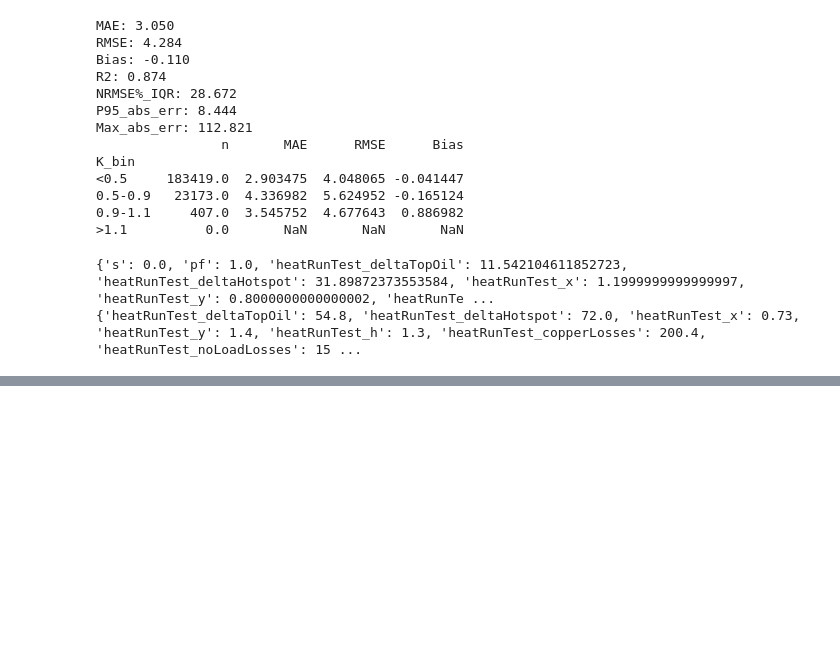
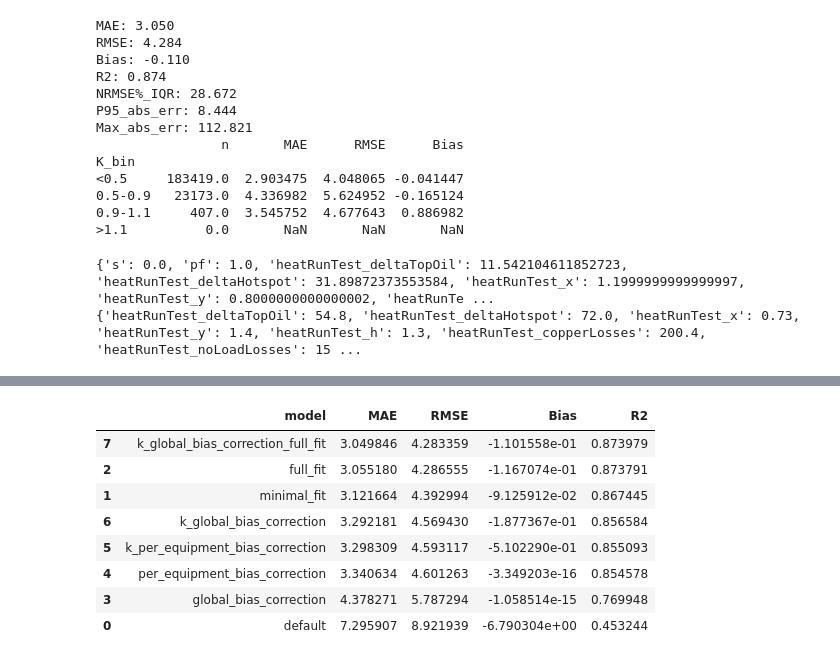
Before and after one commit to DT-Service-Consulting/ElectricGrid, a Jupyter notebook: wb_model_exploration.ipynb, the cells around one changed output, grey strips where cells are left out. Saved outputs shown, nothing was run; the diff lists cells and outputs as text; code cells hidden in the pictures; blank space fills up the shorter version.

```diff
--- a/wb_model_exploration.ipynb
+++ b/wb_model_exploration.ipynb
@@ -2208,0 +2321,20 @@ print(model.base_params[24917])
+# %%
+def print_model_results(model_results, sort_column='MAE', extended=False):
+    model_results.sort_values(by=sort_column, ascending=True, inplace=True)
+    columns = model_results.columns
+    if extended:
+        return model_results[['model', 'MAE', 'RMSE', 'Bias', 'R2'] +  [c for c in columns if c.endswith('_Bias')]]
+    else:
+        return model_results[['model', 'MAE', 'RMSE', 'Bias', 'R2']]
+
+print_model_results(results)
+# %% [output]
+|  | model | MAE | RMSE | Bias | R2 |
+| 7 | k_global_bias_correction_full_fit | 3.049846 | 4.283359 | -1.101558e-01 | 0.873979 |
+| 2 | full_fit | 3.055180 | 4.286555 | -1.167074e-01 | 0.873791 |
+| 1 | minimal_fit | 3.121664 | 4.392994 | -9.125912e-02 | 0.867445 |
+| 6 | k_global_bias_correction | 3.292181 | 4.569430 | -1.877367e-01 | 0.856584 |
+| 5 | k_per_equipment_bias_correction | 3.298309 | 4.593117 | -5.102290e-01 | 0.855093 |
+| 4 | per_equipment_bias_correction | 3.340634 | 4.601263 | -3.349203e-16 | 0.854578 |
+| 3 | global_bias_correction | 4.378271 | 5.787294 | -1.058514e-15 | 0.769948 |
+| 0 | default | 7.295907 | 8.921939 | -6.790304e+00 | 0.453244 |
```
Also changed, not shown: parts of 9 cells of this notebook, 4 other files.
